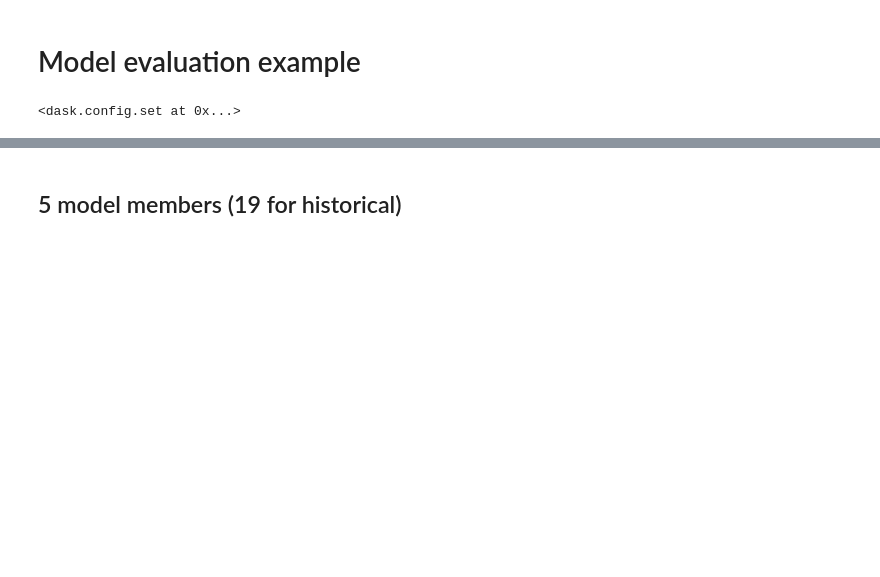
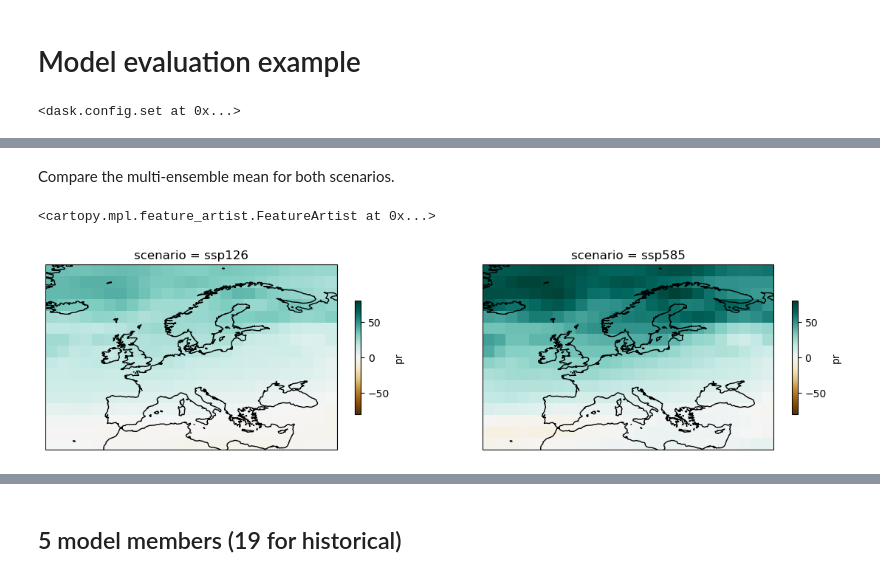
Before and after one commit to zequihg50/esgf-virtual-aggregation, a Jupyter notebook: model_evaluation.ipynb, the cells around one changed output, grey strips where cells are left out. Saved outputs shown, nothing was run; the diff lists cells and outputs as text; code cells hidden in the pictures; blank space fills up the shorter version.

Commit message:
added plots

```diff
--- a/model_evaluation.ipynb
+++ b/model_evaluation.ipynb
@@ -13,0 +49,5 @@ dask.config.set(scheduler="processes")
+# %%
+%%time
+
+delta = scenarios["pr"].sel(lat=lats, lon=lons).mean("time") - historical["pr"].sel(lat=lats, lon=lons).mean("time")
+delta_rel = (delta / historical["pr"].mean("time")) * 100
@@ -13,0 +57,26 @@ dask.config.set(scheduler="processes")
+# %% [markdown]
+Compare the multi-ensemble mean for both scenarios.
+# %%
+fig, axes = plt.subplots(1,2,figsize=(14,4),subplot_kw=dict(projection=ccrs.PlateCarree(central_longitude=0)),)
+
+delta_rel.sel(scenario="ssp126").mean("variant_label").plot(
+    ax=axes[0],
+    add_colorbar=True,
+    cmap="BrBG",
+    cbar_kwargs={"shrink": .5},
+    vmin=-80, vmax=80,
+    transform=ccrs.PlateCarree(central_longitude=180))
+
+delta_rel.sel(scenario="ssp585").mean("variant_label").plot(
+    ax=axes[1],
+    add_colorbar=True,
+    cmap="BrBG",
+    cbar_kwargs={"shrink": .5},
+    vmin=-80, vmax=80,
+    transform=ccrs.PlateCarree(central_longitude=180))
+
+axes[0].coastlines()
+axes[1].coastlines()
+# %% [output]
+<cartopy.mpl.feature_artist.FeatureArtist at 0x...>
+[figure, added]
```
Also changed, not shown: parts of 15 cells of this notebook.
